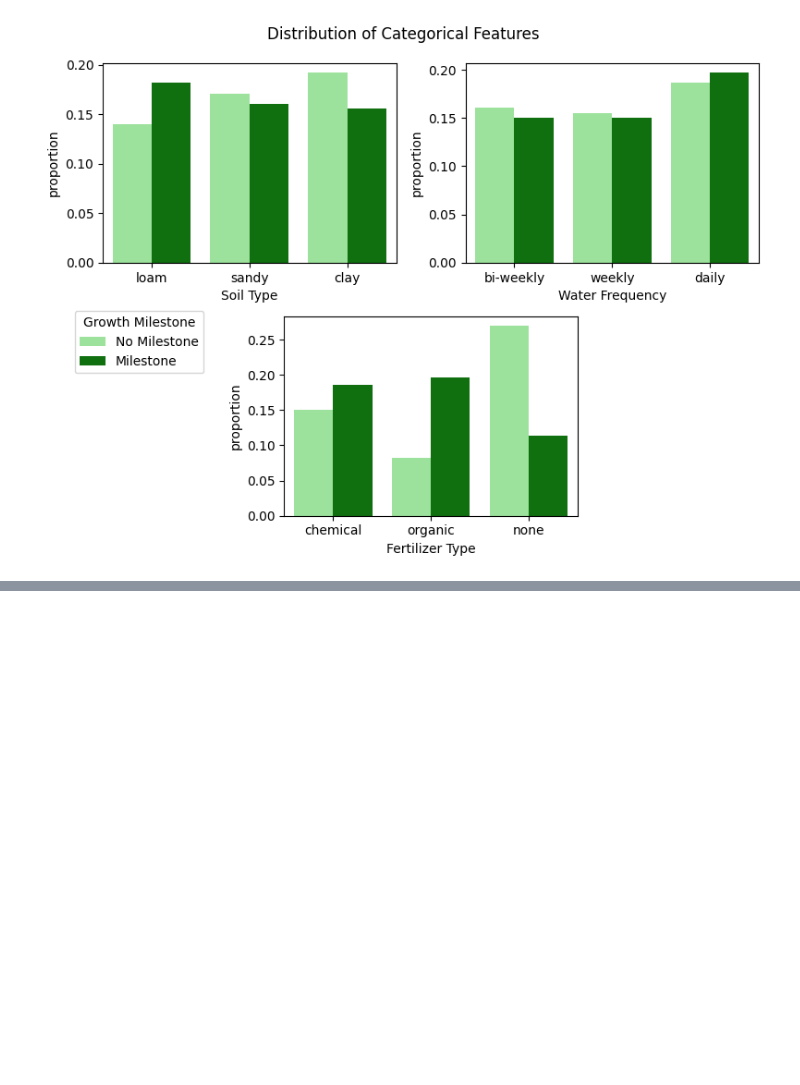
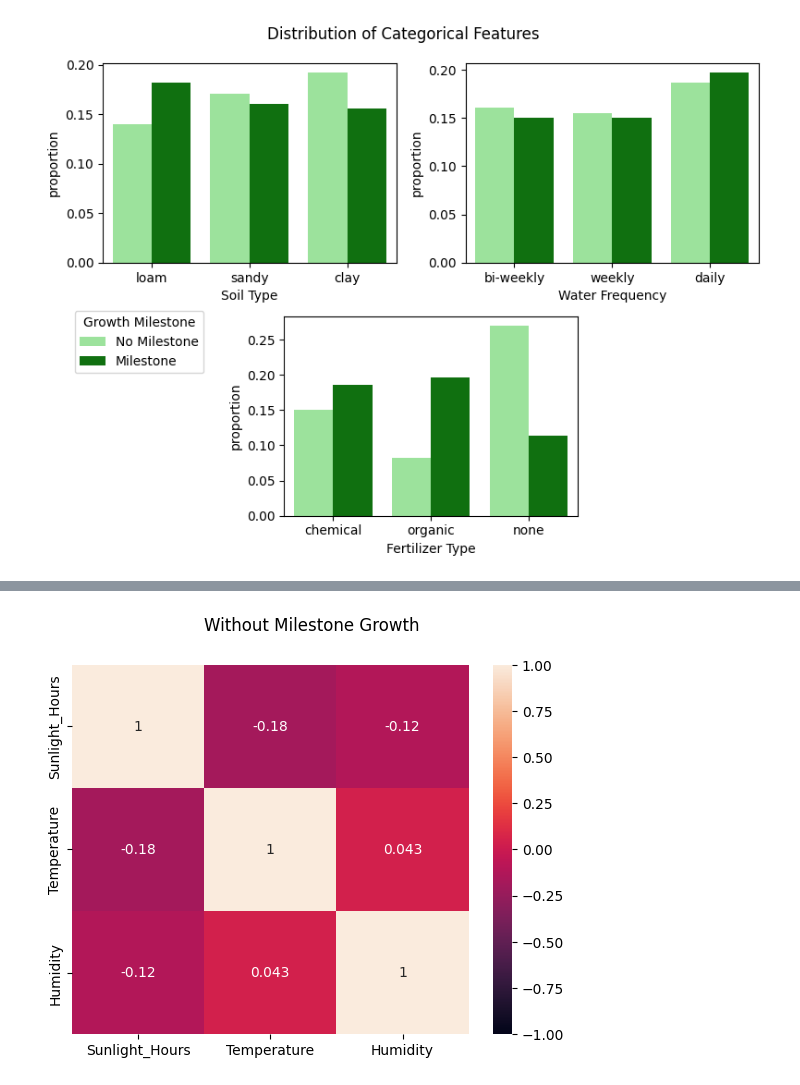
Before and after one commit to alexisuaguilaru/Plant_Growth_Model, a Jupyter notebook: ExploratoryDataAnalysis/ExploratoryDataAnalysis.ipynb, the cells around one changed output, grey strips where cells are left out. Cells and saved outputs as stored; diff of their text form; code cells hidden in the pictures; blank space fills up the shorter version.

```diff
--- a/ExploratoryDataAnalysis/ExploratoryDataAnalysis.ipynb
+++ b/ExploratoryDataAnalysis/ExploratoryDataAnalysis.ipynb
@@ -118,0 +131,10 @@ fig.legend(title='Growth Milestone',labels=['No Milestone','Milestone'],loc=(0.0
+# %%
+fig , axes = plt.subplots()
+
+numerical_dataset = PlantGrowth_Dataset.query("Growth_Milestone == 0")[NumericalFeatures].copy()
+correlation_matrix = numerical_dataset.corr()
+sns.heatmap(correlation_matrix,vmin=-1,vmax=1,annot=True,ax=axes)
+
+fig.suptitle('Without Milestone Growth');
+# %% [output]
+[figure, added]
```
Also changed, not shown: parts of 3 cells of this notebook.
